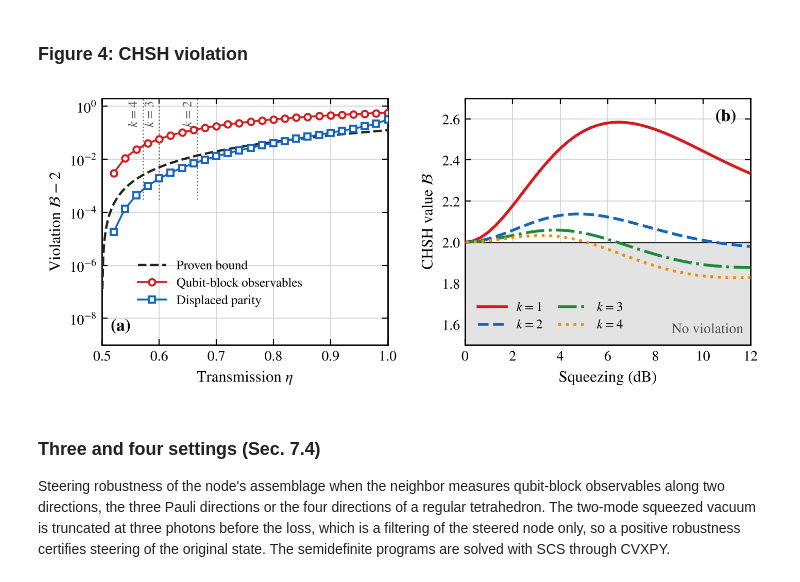
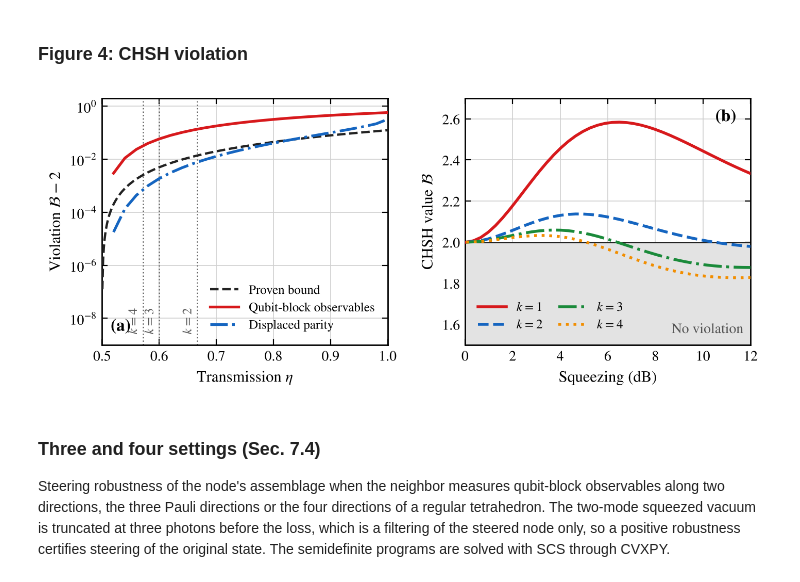
Before and after one commit to sudipchakrabarty27042000/Exact-monogamy-of-steering-and-remote-Wigner-negativity-for-multimode-Gaussian-nodes-Codes, a Jupyter notebook: exact_monogamy_numerics.ipynb, the cells around one changed output. Cells and saved outputs as stored; diff of their text form; code cells hidden in the pictures.

```diff
--- a/exact_monogamy_numerics.ipynb
+++ b/exact_monogamy_numerics.ipynb
@@ -642,29 +642,29 @@ k=4: max CHSH 2.032 at 3.1 dB
 # %%
 # ============================ Figure 4: CHSH ============================
 fig, (a1, a2) = plt.subplots(1, 2, figsize=(7.2, 3.1))
 e = np.array(d['eta']); q = np.array(d['q']) - 2; p = np.array(d['p']) - 2; msk = e > 0.501
 ee = np.linspace(0.5005, 1, 400)
 grid(a1)
 a1.semilogy(ee, (2 * ee - 1) ** 2 / 8, '--', color=DARK, lw=1.6, label='Proven bound', zorder=3)
-a1.semilogy(e[msk], q[msk], 'o-', ms=4.5, color=RED, mec=RED, lw=1.3, label='Qubit-block observables', zorder=4, **OPEN)
-a1.semilogy(e[msk], p[msk], 's-', ms=4.2, color=BLUE, mec=BLUE, lw=1.3, label='Displaced parity', zorder=4, **OPEN)
+a1.semilogy(e[msk], q[msk], '-', color=RED, lw=1.9, label='Qubit-block observables', zorder=4)
+a1.semilogy(e[msk], p[msk], '-.', color=BLUE, lw=1.9, label='Displaced parity', zorder=4)
 YMIN = 1e-9
 for k in [2, 3, 4]:
-    et = k / (2 * k - 1); a1.plot([et, et], [3e-4, 2], color=MID, lw=0.9, ls=':', zorder=2)
-    a1.text(et - 0.004, 1.6, '$k=%d$' % k, fontsize=9, color='#555555', rotation=90, va='top', ha='right')
+    et = k / (2 * k - 1); a1.axvline(et, color=MID, lw=0.9, ls=':', zorder=2)
+    a1.text(et - 0.004, 2.5e-9, '$k=%d$' % k, fontsize=9, color='#555555', rotation=90, va='bottom', ha='right', zorder=2)
 a1.set_xlim(0.5, 1.0); a1.set_ylim(YMIN, 2); a1.set_xlabel(r'Transmission $\eta$'); a1.set_ylabel(r'Violation $\mathcal{B}-2$')
-a1.legend(loc='lower left', bbox_to_anchor=(0.08, 0.10), ncol=1, **LEG); plabel(a1, '(a)', 0.03, 0.04); a1.texts[-1].set_va('bottom')
+a1.legend(loc='lower right', ncol=1, **LEG); plabel(a1, '(a)', 0.03, 0.04); a1.texts[-1].set_va('bottom')
 db = np.array(nd['dB'])
 grid(a2)
 a2.axhspan(1.5, 2, color=GRAY, zorder=1); a2.text(11.7, 1.54, 'No violation', ha='right', va='bottom', fontsize=10, color='#555555', zorder=2)
 a2.axhline(2, color=DARK, lw=1, zorder=2)
 for i, k in enumerate(['1', '2', '3', '4']):
     a2.plot(db, nd['S' + k], color=COLS[i], ls=['-', '--', '-.', ':'][i], label='$k=%s$' % k, zorder=3)
 a2.set_xlim(0, 12); a2.set_ylim(1.5, 2.7); a2.set_xlabel('Squeezing (dB)'); a2.set_ylabel(r'CHSH value $\mathcal{B}$')
 a2.legend(loc='lower left', ncol=2, columnspacing=1.2, **LEG); plabel(a2, '(b)', 0.95, 0.96, ha='right')
 fig.tight_layout(w_pad=1.6); fig.savefig(OUT + 'fig4.pdf'); plt.show()
 # %% [output]
-[figure, old version]
+[figure, new version]
 # %% [markdown]
 ### Three and four settings (Sec. 7.4)
 Steering robustness of the node's assemblage when the neighbor measures qubit-block observables along two directions, the three Pauli directions or the four directions of a regular tetrahedron. The two-mode squeezed vacuum is truncated at three photons before the loss, which is a filtering of the steered node only, so a positive robustness certifies steering of the original state. The semidefinite programs are solved with SCS through CVXPY.
```
Also changed, not shown: parts of 4 cells of this notebook.
